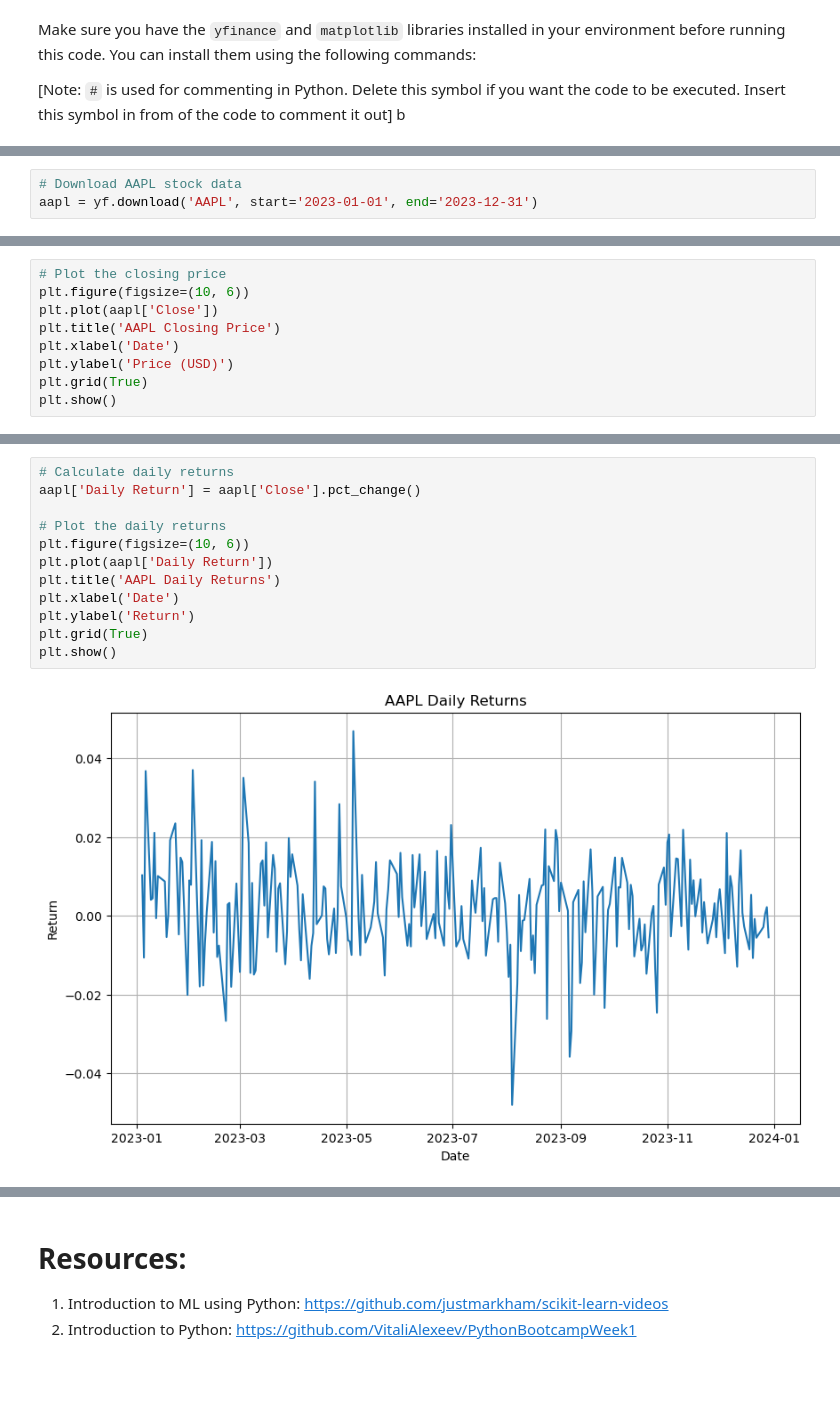
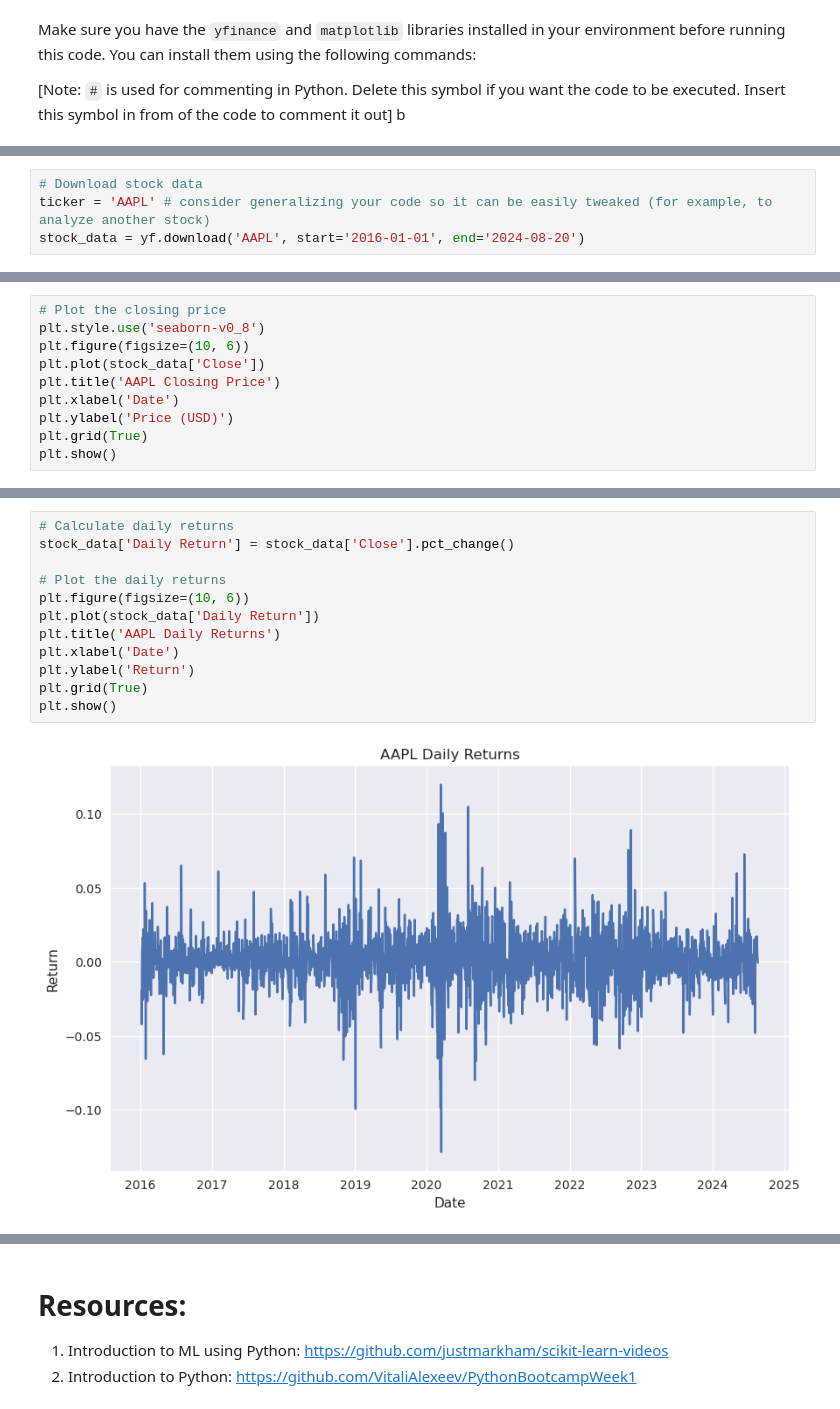
Before and after one commit to VitaliAlexeev/AI_SustainableFinance_2024, a Jupyter notebook: Example - YahooFinance.ipynb, the cells around one changed output, grey strips where cells are left out. Cells and saved outputs as stored; diff of their text form; blank space fills up the shorter version.

```diff
--- a/Example - YahooFinance.ipynb
+++ b/Example - YahooFinance.ipynb
@@ -15,4 +34,5 @@ import matplotlib.pyplot as plt
 # %%
-# Download AAPL stock data
-aapl = yf.download('AAPL', start='2023-01-01', end='2023-12-31')
+# Download stock data
+ticker = 'AAPL' # consider generalizing your code so it can be easily tweaked (for example, to analyze another stock)
+stock_data = yf.download('AAPL', start='2016-01-01', end='2024-08-20')
 # %% [output]
@@ -37,7 +57,8 @@ aapl
 # %%
 # Plot the closing price
+plt.style.use('seaborn-v0_8')
 plt.figure(figsize=(10, 6))
-plt.plot(aapl['Close'])
+plt.plot(stock_data['Close'])
 plt.title('AAPL Closing Price')
 plt.xlabel('Date')
 plt.ylabel('Price (USD)')
@@ -48,14 +69,14 @@ plt.show()
 # %%
 # Calculate daily returns
-aapl['Daily Return'] = aapl['Close'].pct_change()
+stock_data['Daily Return'] = stock_data['Close'].pct_change()
 
 # Plot the daily returns
 plt.figure(figsize=(10, 6))
-plt.plot(aapl['Daily Return'])
+plt.plot(stock_data['Daily Return'])
 plt.title('AAPL Daily Returns')
 plt.xlabel('Date')
 plt.ylabel('Return')
 plt.grid(True)
 plt.show()
 # %% [output]
-[figure, old version]
+[figure, new version]
```
Also changed, not shown: parts of 12 cells of this notebook, 5 other files.
